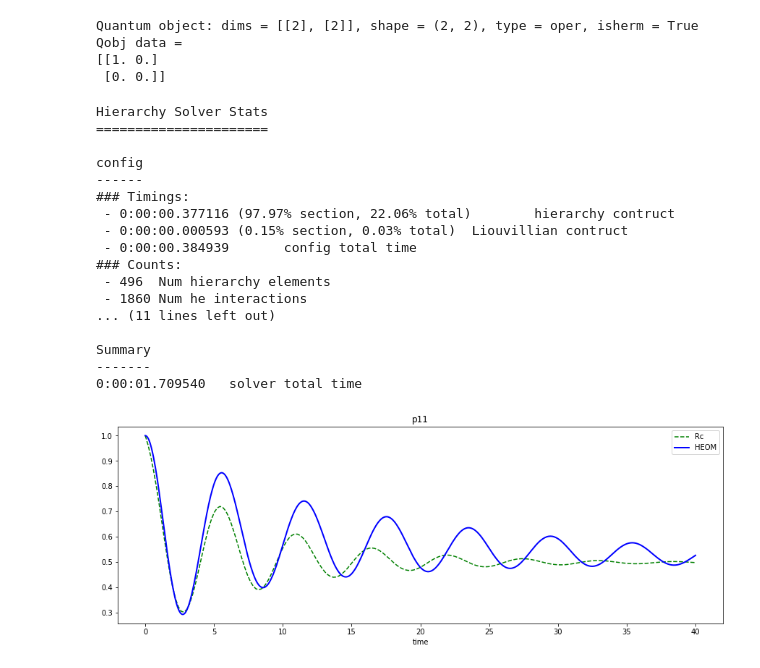
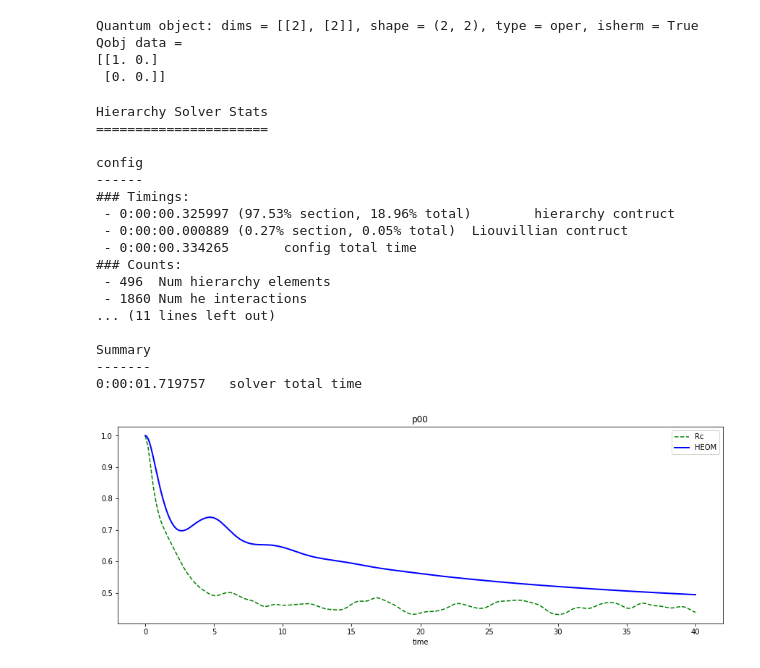
Before and after one commit to leherrerar/RC_mapping, a Jupyter notebook: Nazir_paper/Reaction Coordinate/RC_Heom_Nazir.ipynb, the cells around one changed output. Cells and saved outputs as stored; diff of their text form; code cells hidden in the pictures.

```diff
--- a/Nazir_paper/Reaction Coordinate/RC_Heom_Nazir.ipynb
+++ b/Nazir_paper/Reaction Coordinate/RC_Heom_Nazir.ipynb
@@ -95,19 +137,19 @@ t0 = 0.0
 tf = 40.0
 time_steps = 200
 
-psi0 = (1/np.sqrt(2.)) * (basis(2, 0) + basis(2, 1))
+
 
 ## Time range
 t = np.linspace(0, tf, time_steps)
 
-result = mesolve(H0, rho_init_IP, t, L, options=Options(nsteps=1000))
+result = mesolve(H0, rho_init, t, L, options=Options(nsteps=1000))
 plt.rcParams['figure.figsize'] = [15,5]
 
 states_IP=result.states
 exp_result=[0 for i in range(len(states_IP))]
 trace=[0 for i in range(len(states_IP))]
 for i in range(len(states_IP)):
-    exp_result[i]=  (-1j*H0).expm()* states_IP[i]*  (1j*H0).expm()
+    exp_result[i]=  (-1j*H0*t[i]).expm()* states_IP[i]*  (1j*H0*t[i]).expm()
     trace[i]=  exp_result[i].ptrace(0)
 
 #print(states_IP[0])
@@ -120,9 +162,9 @@ for i in range(len(states_IP)):
 # %%
 print(trace[0])
 
-p01=[0 for i in range(len(states_IP))]
+p00=[0 for i in range(len(states_IP))]
 for i in range(len(states_IP)):
-    p01[i]=abs(0.5*expect(sigmaz()+identity(2),trace[i]))
+    p00[i]=abs(0.5*expect(sigmaz()+identity(2),trace[i]))
 
 ###Exact sol
 # %% [output]
@@ -149,7 +181,7 @@ Hsys = 0.5*eps*sigmaz() + 0.5*Del* sigmax()
 
 
 temperature = 1.0/0.95 # in units where Boltzmann factor is 1
-Nk = 2 # number of exponentials in approximation of the the spectral density
+Nk = 4 # number of exponentials in approximation of the the spectral density
 Ncut = 30 # cut off parameter for the bath
 
 temperature = 1.0/0.95 # in units where Boltzmann factor is 1
@@ -158,7 +190,7 @@ Ncut = 30 # cut off parameter for the bath
 
 Q = sigmaz() # coupling operator
 gam = 0.05 # cut off frequency
-lam =  0.1/np.pi # coupling strenght
+lam =  2.5/np.pi # coupling strenght
 # %%
 hsolver = HSolverDL(Hsys, Q, lam, temperature, Ncut, Nk, gam, stats=True)
 # %%
@@ -176,9 +208,9 @@ Hierarchy Solver Stats
 config
 ------
 ### Timings:
- - 0:00:00.377116 (97.97% section, 22.06% total)        hierarchy contruct
- - 0:00:00.000593 (0.15% section, 0.03% total)  Liouvillian contruct
- - 0:00:00.384939       config total time
+ - 0:00:00.325997 (97.53% section, 18.96% total)        hierarchy contruct
+ - 0:00:00.000889 (0.27% section, 0.05% total)  Liouvillian contruct
+ - 0:00:00.334265       config total time
 ### Counts:
  - 496  Num hierarchy elements
  - 1860 Num he interactions
@@ -186,27 +218,29 @@ config
 
 Summary
 -------
-0:00:01.709540   solver total time
+0:00:01.719757   solver total time
 # %%
 # Define some operators with which we will measure the system
 # 1,1 element of density matrix - corresonding to groundstate
-P11p=basis(2,0) * basis(2,0).dag()
+#P11p=basis(2,0) * basis(2,0).dag()
+P00p=0.5*(sigmaz()+identity(2))
 # 1,2 element of density matrix  - corresonding to coherence
-P12p=basis(2,0) * basis(2,1).dag()
+P01p=basis(2,0) * basis(2,1).dag()
 # Calculate expectation values in the bases
-P11exp = expect(result.states, P11p)
-P12exp = expect(result.states, P12p)
+P00exp = expect(result.states, P00p)
+P01exp = expect(result.states, P01p)
 
 
-result = sesolve(Hsys, basis(2,0), tlist, [P11p])
+#result = sesolve(Hsys, basis(2,0), tlist, [P11p])
 # %%
-plt.title("p11")
+plt.title("p00")
 plt.rcParams['figure.figsize'] = [15,5]
-plt.plot(t,p01,"--",label='Rc', color = "g")
-plt.plot(tlist, np.real(P11exp), 'b', linewidth=2, label="HEOM")
+plt.plot(t,p00,"--",label='Rc', color = "g")
+plt.plot(tlist, np.real(P00exp), 'b', linewidth=2, label="HEOM")
+
 #plt.plot(tlist, result.expect[0])
 plt.xlabel("time")
 plt.legend()
 plt.show()
 # %% [output]
-[figure, old version]
+[figure, new version]
```
Also changed, not shown: parts of 10 cells of this notebook, 5 other files.
